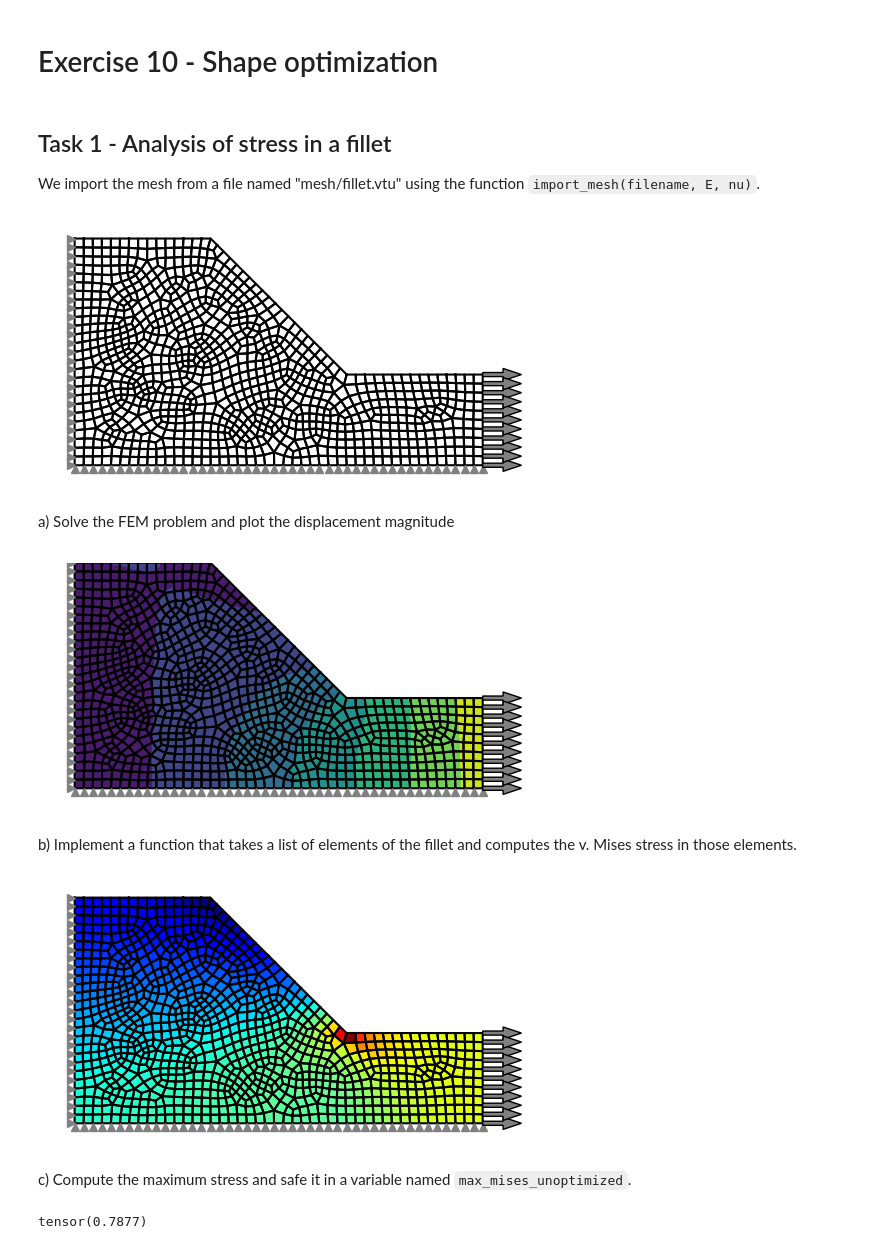
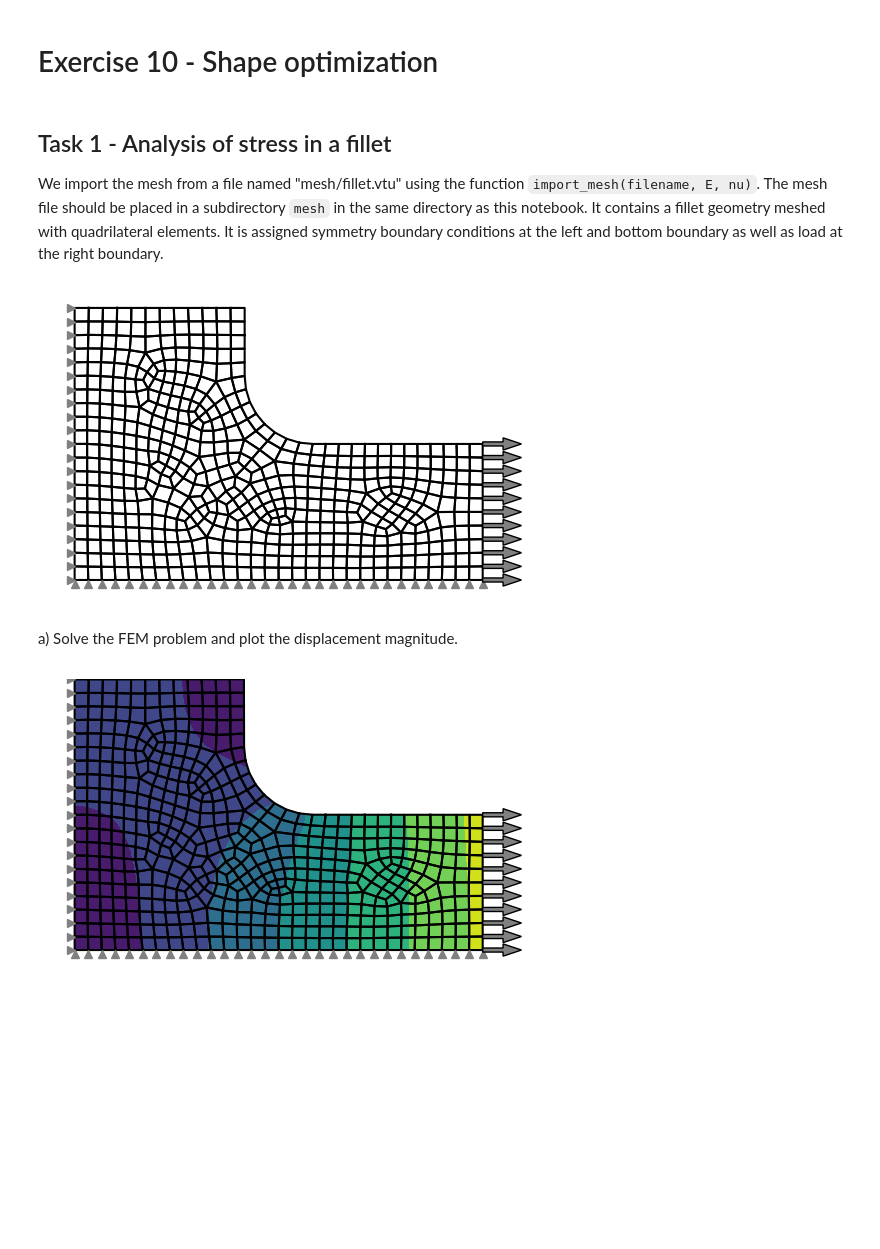
Before and after one commit to meyer-nils/structural_optimization, a Jupyter notebook: exercise_10_shape.ipynb, the cells around one changed output. Saved outputs shown, nothing was run; the diff lists cells and outputs as text; code cells hidden in the pictures; blank space fills up the shorter version.

```diff
--- a/exercise_10_shape.ipynb
+++ b/exercise_10_shape.ipynb
@@ -10,31 +10,31 @@ torch.set_default_dtype(torch.double)
 # %% [markdown]
 ## Task 1 - Analysis of stress in a fillet
 
-We import the mesh from a file named "mesh/fillet.vtu" using the function `import_mesh(filename, E, nu)`.
+We import the mesh from a file named "mesh/fillet.vtu" using the function `import_mesh(filename, E, nu)`. The mesh file should be placed in a subdirectory `mesh` in the same directory as this notebook. It contains a fillet geometry meshed with quadrilateral elements. It is assigned symmetry boundary conditions at the left and bottom boundary as well as load at the right boundary.
 # %%
 # Import mesh
 fillet = import_mesh("mesh/fillet.vtu", 100.0, 0.25)
 
 # Constrain left boundary
 left = fillet.nodes[:, 0] == 0.0
 fillet.constraints[left, 0] = True
 
 # Constrain bottom boundary
 bottom = fillet.nodes[:, 1] == 0.0
 fillet.constraints[bottom, 1] = True
 
 # Force at right boundary
-right = fillet.nodes[:, 0] == 90.0
+right = fillet.nodes[:, 0] == 60.0
 fillet.forces[right, 0] = 1.0
-fillet.forces[34, 0] = 0.5
-fillet.forces[38, 0] = 0.5
+fillet.forces[1, 0] = 0.5
+fillet.forces[2, 0] = 0.5
 
 # Plot the fillet
 fillet.plot()
 # %% [output]
-[figure, old version]
+[figure, new version]
 # %% [markdown]
-a) Solve the FEM problem and plot the displacement magnitude
+a) Solve the FEM problem and plot the displacement magnitude.
 # %%
 # Solve
 u, f = fillet.solve()
@@ -42,54 +42,4 @@ u, f = fillet.solve()
 # Plot
 fillet.plot(u, node_property=torch.norm(u, dim=1))
 # %% [output]
-[figure, old version]
+[figure, new version]
-# %% [markdown]
-b) Implement a function that takes a list of elements of the fillet and computes the v. Mises stress in those elements.
-# %%
-quad = Quad()
-
-
-def mises_stress(u, elements):
-    mises = []
-    for element in elements:
-        # Extract node positions of element
-        xe = fillet.nodes[element, :]
-
-        # Extract displacement degrees of freedom
-        ue = u[element, :].ravel()
-
-        # Set position of evaluation
-        xi = [0.0, 0.0]
-
-        # Jacobian
-        J = quad.B(xi) @ xe
-
-        # Compute B
-        B = torch.linalg.inv(J) @ quad.B(xi)
-
-        zeros = torch.zeros(quad.nodes)
-
-        # Compute D
-        D0 = torch.stack([B[0, :], zeros], dim=-1).ravel()
-        D1 = torch.stack([zeros, B[1, :]], dim=-1).ravel()
-        D2 = torch.stack([B[1, :], B[0, :]], dim=-1).ravel()
-        D = torch.stack([D0, D1, D2])
-
-        # Compute stress
-        s = fillet.C @ D @ ue
-        mises.append(torch.sqrt(s[0] ** 2 + s[1] ** 2 - s[0] * s[1] + 3 * s[2] ** 2))
-    return torch.stack(mises)
-
-
-# Plot the results
-stress = mises_stress(u, fillet.elements)
-fillet.plot(u, element_property=stress, cmap="jet")
-# %% [output]
-[figure, removed]
-# %% [markdown]
-c) Compute the maximum stress and safe it in a variable named `max_mises_unoptimized`.
-# %%
-max_stress = max(mises_stress(u, fillet.elements))
-print(max_stress)
-# %% [output]
-tensor(0.7877)
```
Also changed, not shown: parts of 43 cells of this notebook, 1 other file.
